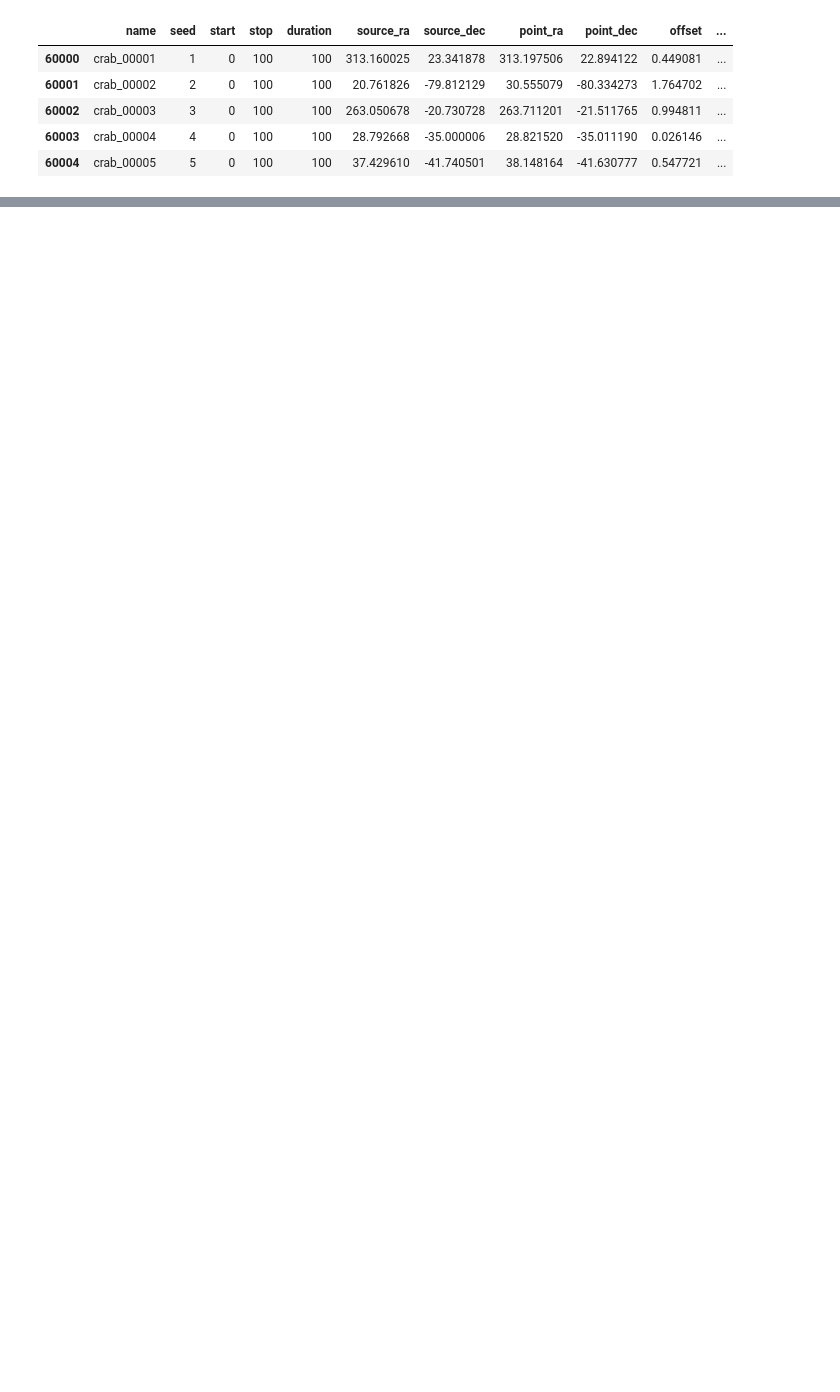
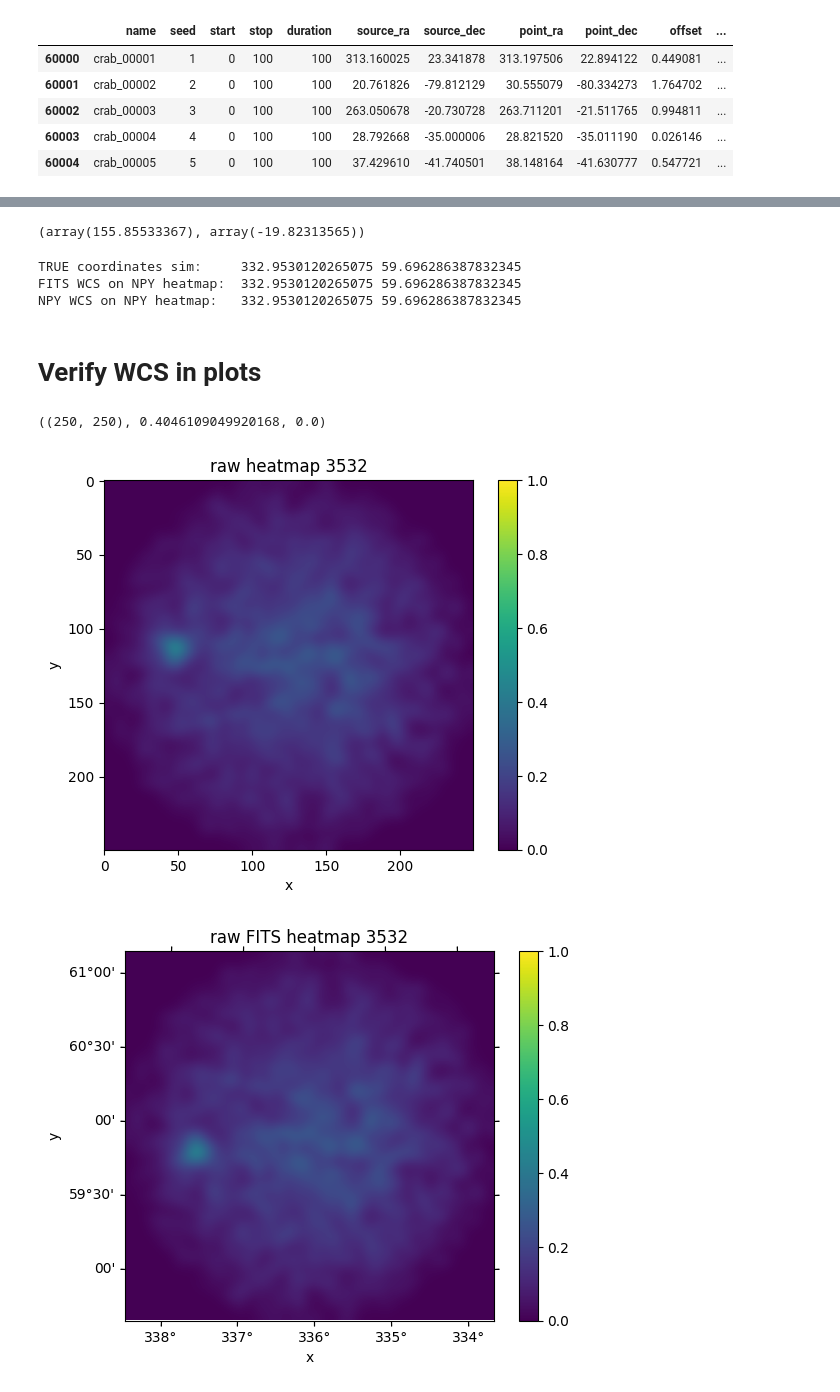
Before and after one commit to ambra-dipiano/astroAI, a Jupyter notebook: astroai/notebooks/check-extract-heatmaps.ipynb, the cells around one changed output, grey strips where cells are left out. Cells and saved outputs as stored; diff of their text form; code cells hidden in the pictures; blank space fills up the shorter version.

```diff
--- a/astroai/notebooks/check-extract-heatmaps.ipynb
+++ b/astroai/notebooks/check-extract-heatmaps.ipynb
@@ -113,0 +124,5 @@ plot_heatmap_wcs(heatmap, title=f"seed {seed}", wcs=w, src=src, xlabel='RA [deg]
+# %%
+# set wcs
+wcs_fits = set_wcs(point_ra=row['point_ra'].values[0], point_dec=row['point_dec'].values[0],
+                   point_ref=binning/2+0.5, pixelsize=row['fov'].values[0]/binning)
+wcs_fits
@@ -113,0 +140,5 @@ plot_heatmap_wcs(heatmap, title=f"seed {seed}", wcs=w, src=src, xlabel='RA [deg]
+# %%
+# LABEL: convert source to pixel coordinates
+xfits, yfits = wcs_fits.world_to_pixel(SkyCoord(row['source_ra'].values[0], row['source_dec'].values[0],
+                                        unit='deg', frame='icrs'))
+xfits, yfits
@@ -113,0 +149,43 @@ plot_heatmap_wcs(heatmap, title=f"seed {seed}", wcs=w, src=src, xlabel='RA [deg]
+# %%
+# set wcs
+wcs_npy = set_wcs(point_ra=row['point_ra'].values[0], point_dec=row['point_dec'].values[0],
+                  point_ref=0, pixelsize=row['fov'].values[0]/binning)
+# LABEL: convert source to pixel coordinates
+xnpy, ynpy = wcs_npy.world_to_pixel(SkyCoord(row['source_ra'].values[0], row['source_dec'].values[0],
+                                       unit='deg', frame='icrs'))
+xnpy, ynpy
+# %% [output]
+(array(155.85533367), array(-19.82313565))
+# %%
+sky_fits = wcs_fits.pixel_to_world(xfits, yfits)
+sky_npy = wcs_npy.pixel_to_world(xnpy, ynpy)
+print('TRUE coordinates sim:    ', row['source_ra'].values[0], row['source_dec'].values[0])
+print('FITS WCS on NPY heatmap: ', sky_fits.ra.deg, sky_fits.dec.deg)
+print('NPY WCS on NPY heatmap:  ', sky_npy.ra.deg, sky_npy.dec.deg)
+# %% [output]
+TRUE coordinates sim:     332.9530120265075 59.696286387832345
+FITS WCS on NPY heatmap:  332.9530120265075 59.696286387832345
+NPY WCS on NPY heatmap:   332.9530120265075 59.696286387832345
+# %% [markdown]
+# Verify WCS in plots
+# %%
+dl3 = Table.read(f, hdu=1).to_pandas()
+heatmap, xe, ye = extract_heatmap_from_table(dl3, smoothing, binning, filter=True, trange=(0, exposure))
+heatmap.shape, heatmap.max(), heatmap.min()
+# %% [output]
+((250, 250), 0.4046109049920168, 0.0)
+# %%
+src_fits = (xfits, yfits)
+src_npy = (xnpy, ynpy)
+
+plot_heatmap_wcs(heatmap, title=f'raw heatmap {seed}', xlabel='x', ylabel='y',
+                 show=True, wcs=None, src=None, pnt=None)
+
+plot_heatmap_wcs(heatmap, title=f'raw FITS heatmap {seed}', xlabel='x', ylabel='y',
+                 show=True, wcs=wcs_fits, src=None, pnt=None)
+
+plot_heatmap_wcs(heatmap, title=f'raw NPY heatmap {seed}', xlabel='x', ylabel='y',
+                 show=True, wcs=wcs_npy, src=None, pnt=None)
+# %% [output]
+[figure, added]
+[figure, added]
```
Also changed, not shown: parts of 31 cells of this notebook.
